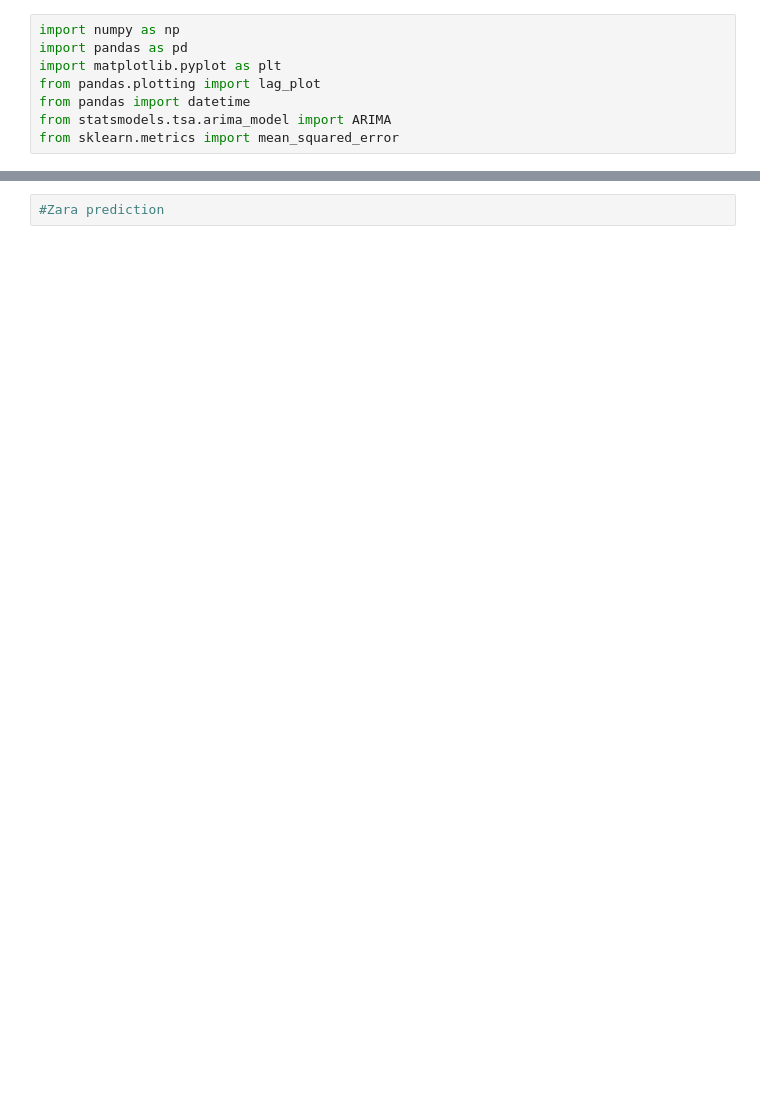
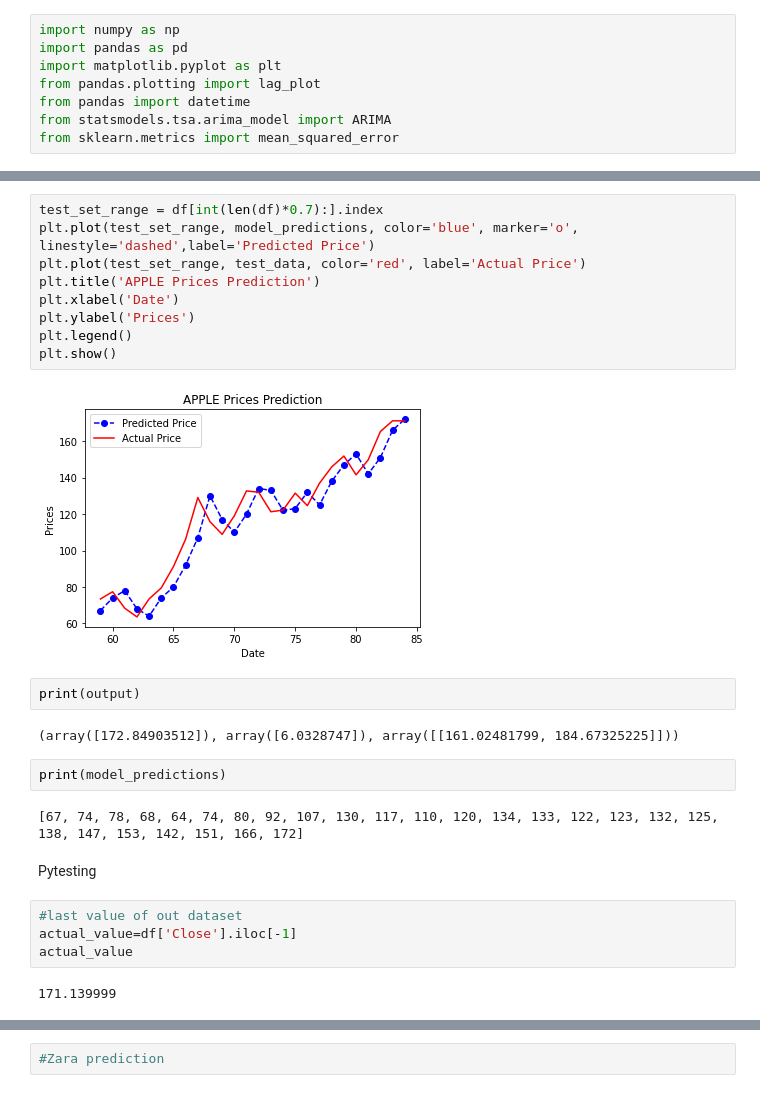
Before and after one commit to mayammayuri/Capstone-project-2, a Jupyter notebook: Capstone_Project.ipynb, the cells around one changed output, grey strips where cells are left out. Saved outputs shown, nothing was run; the diff lists cells and outputs as text; blank space fills up the shorter version.

Commit message:
pytest

```diff
--- a/Capstone_Project.ipynb
+++ b/Capstone_Project.ipynb
@@ -67,0 +80,27 @@ Testing Mean Squared Error is 102.47839374163463
+# %%
+test_set_range = df[int(len(df)*0.7):].index
+plt.plot(test_set_range, model_predictions, color='blue', marker='o', linestyle='dashed',label='Predicted Price')
+plt.plot(test_set_range, test_data, color='red', label='Actual Price')
+plt.title('APPLE Prices Prediction')
+plt.xlabel('Date')
+plt.ylabel('Prices')
+plt.legend()
+plt.show()
+# %% [output]
+[figure, added]
+# %%
+print(output)
+# %% [output]
+(array([172.84903512]), array([6.0328747]), array([[161.02481799, 184.67325225]]))
+# %%
+print(model_predictions)
+# %% [output]
+[67, 74, 78, 68, 64, 74, 80, 92, 107, 130, 117, 110, 120, 134, 133, 122, 123, 132, 125, 138, 147, 153, 142, 151, 166, 172]
+# %% [markdown]
+Pytesting
+# %%
+#last value of out dataset
+actual_value=df['Close'].iloc[-1]
+actual_value
+# %% [output]
+171.139999
```
Also changed, not shown: parts of 16 cells of this notebook, 2 other files.
